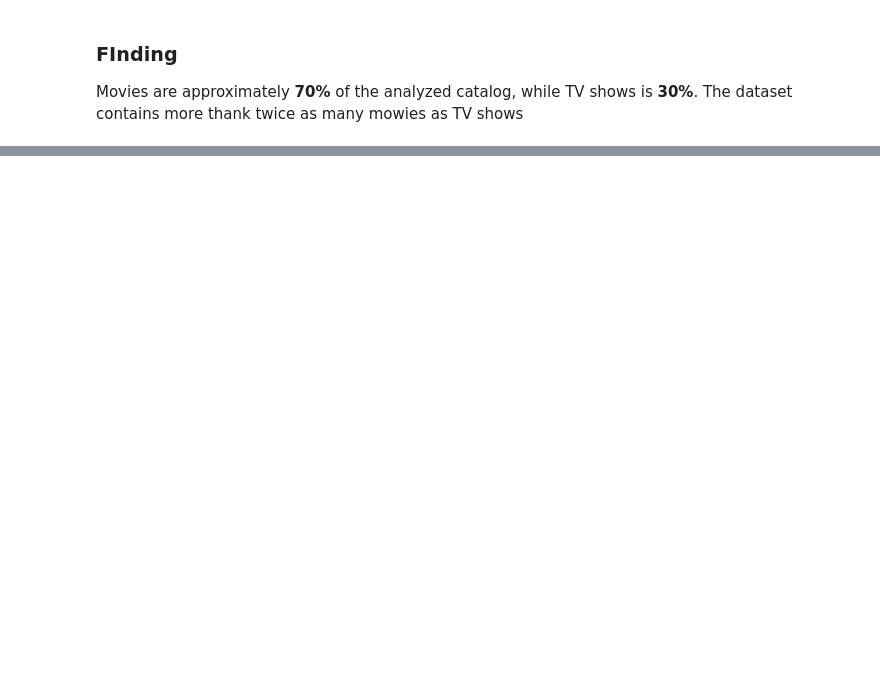
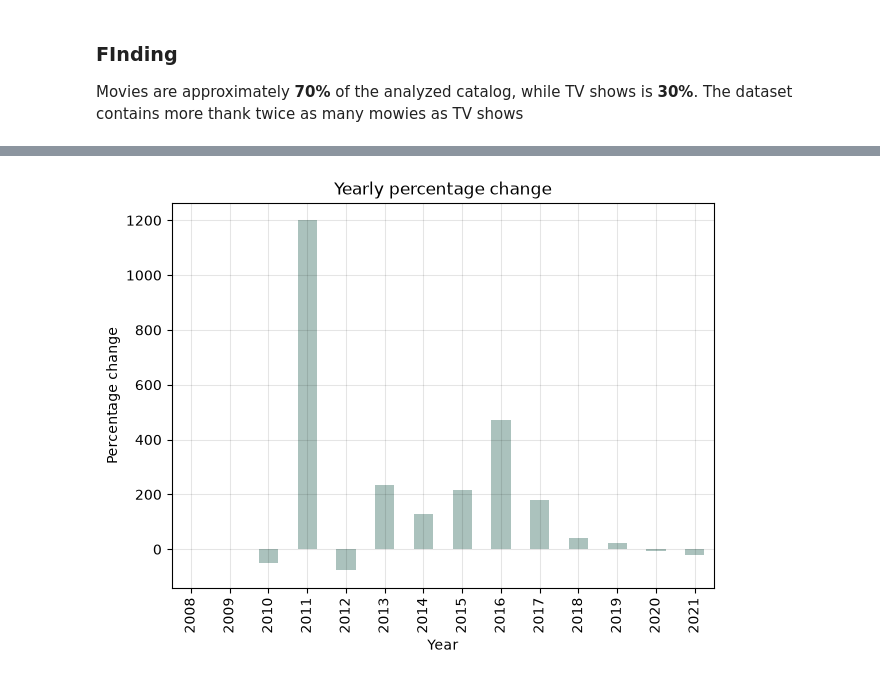
Before and after one commit to studzinskimilosz/exploratory-data-analysis, a Jupyter notebook: 01_netflix_catalog/notebook/netflix_catalogy_eda.ipynb, the cells around one changed output, grey strips where cells are left out. Cells and saved outputs as stored; diff of their text form; code cells hidden in the pictures; blank space fills up the shorter version.

```diff
--- a/01_netflix_catalog/notebook/netflix_catalogy_eda.ipynb
+++ b/01_netflix_catalog/notebook/netflix_catalogy_eda.ipynb
@@ -43,0 +107,5 @@ Movies are approximately **70%** of the analyzed catalog, while TV shows is **30
+# %%
+diff = titles_by_year.diff()
+last_year = titles_by_year - diff
+yearly_percentage_change = (diff / last_year * 100).round(2)
+yearly_percentage_change
@@ -43,0 +129,12 @@ Movies are approximately **70%** of the analyzed catalog, while TV shows is **30
+# %%
+yearly_percentage_change.plot(kind='bar', figsize=(7, 5), color='#abc2bd', alpha=1.0)
+
+plt.title("Yearly percentage change")
+plt.xlabel("Year")
+plt.ylabel("Percentage change")
+
+plt.grid(alpha=0.1,color='k')
+
+plt.show()
+# %% [output]
+[figure, added]
```
Also changed, not shown: parts of 11 cells of this notebook.
